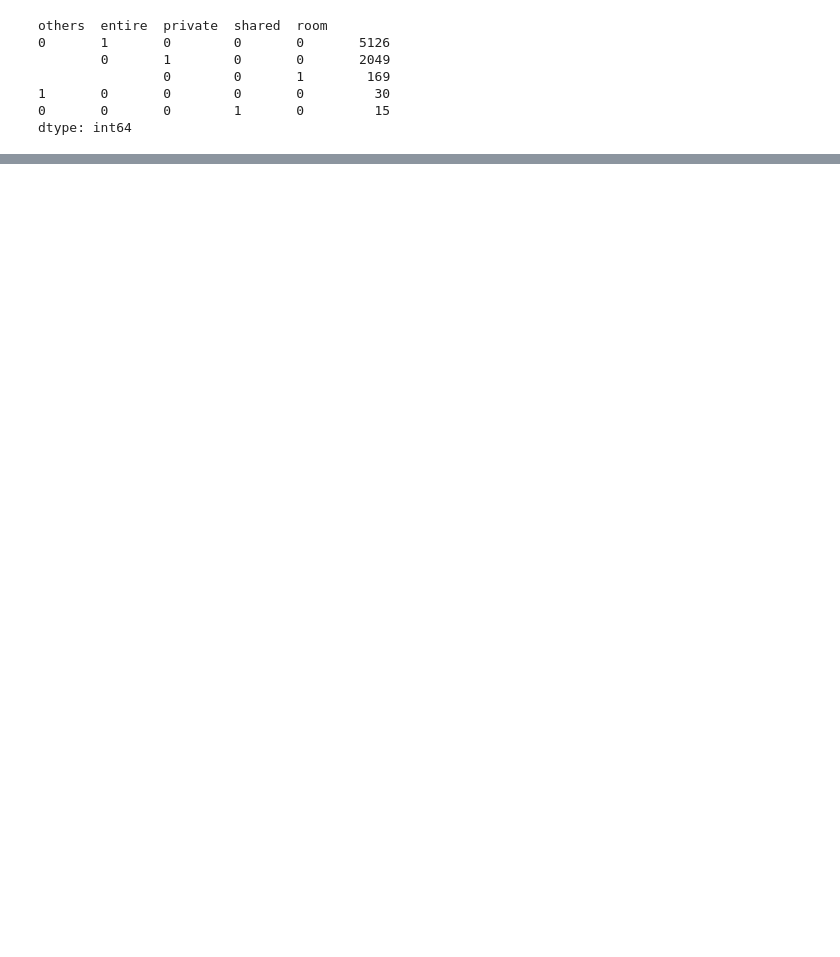
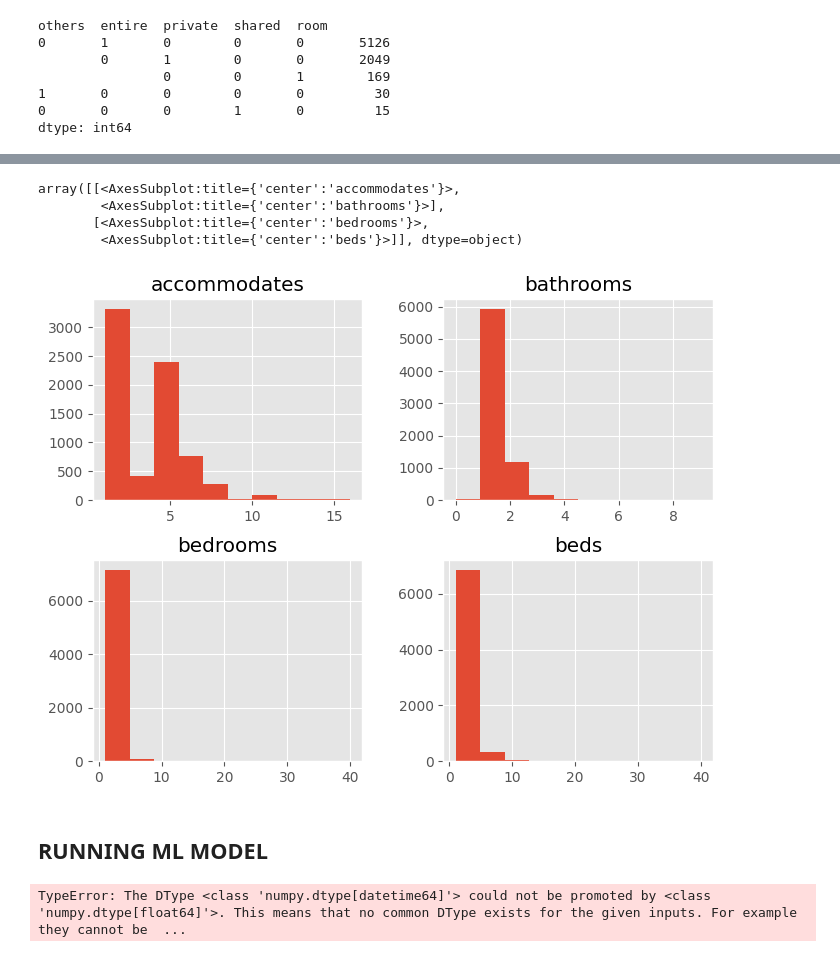
Before and after one commit to Anant-K-Gupta/AirBnbProject, a Jupyter notebook: airbnb.ipynb, the cells around one changed output, grey strips where cells are left out. Saved outputs shown, nothing was run; the diff lists cells and outputs as text; code cells hidden in the pictures; blank space fills up the shorter version.

```diff
--- a/airbnb.ipynb
+++ b/airbnb.ipynb
@@ -291,0 +385,10 @@ dtype: int64
+# %%
+clean_listings[['accommodates', 'bathrooms', 'bedrooms', 'beds']].hist(figsize=(8,6))
+# %% [output]
+array([[<AxesSubplot:title={'center':'accommodates'}>,
+        <AxesSubplot:title={'center':'bathrooms'}>],
+       [<AxesSubplot:title={'center':'bedrooms'}>,
+        <AxesSubplot:title={'center':'beds'}>]], dtype=object)
+[figure, added]
+# %% [markdown]
+## RUNNING ML MODEL
@@ -291,0 +400,7 @@ dtype: int64
+# %%
+regr = GradientBoostingRegressor(n_estimators=75, learning_rate=0.31, max_depth=4, subsample=1.0,
+                                 random_state=42)
+regr.fit(X_train, y_train)
+print(r2_score(y_val, regr.predict(X_val)))
+# %% [output]
+TypeError: The DType <class 'numpy.dtype[datetime64]'> could not be promoted by <class 'numpy.dtype[float64]'>. This means that no common DType exists for the given inputs. For example they cannot be  ...
```
Also changed, not shown: parts of 23 cells of this notebook.
